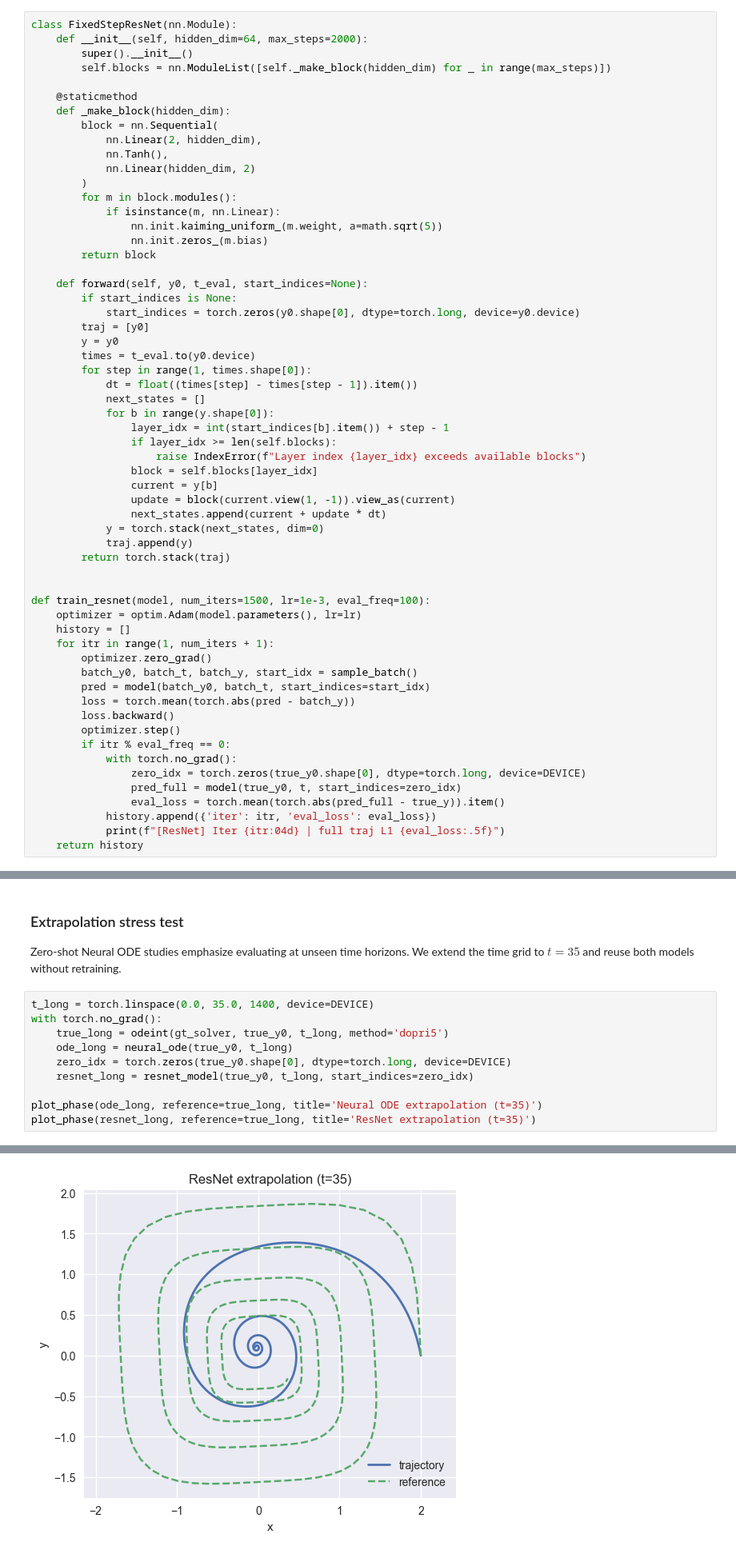
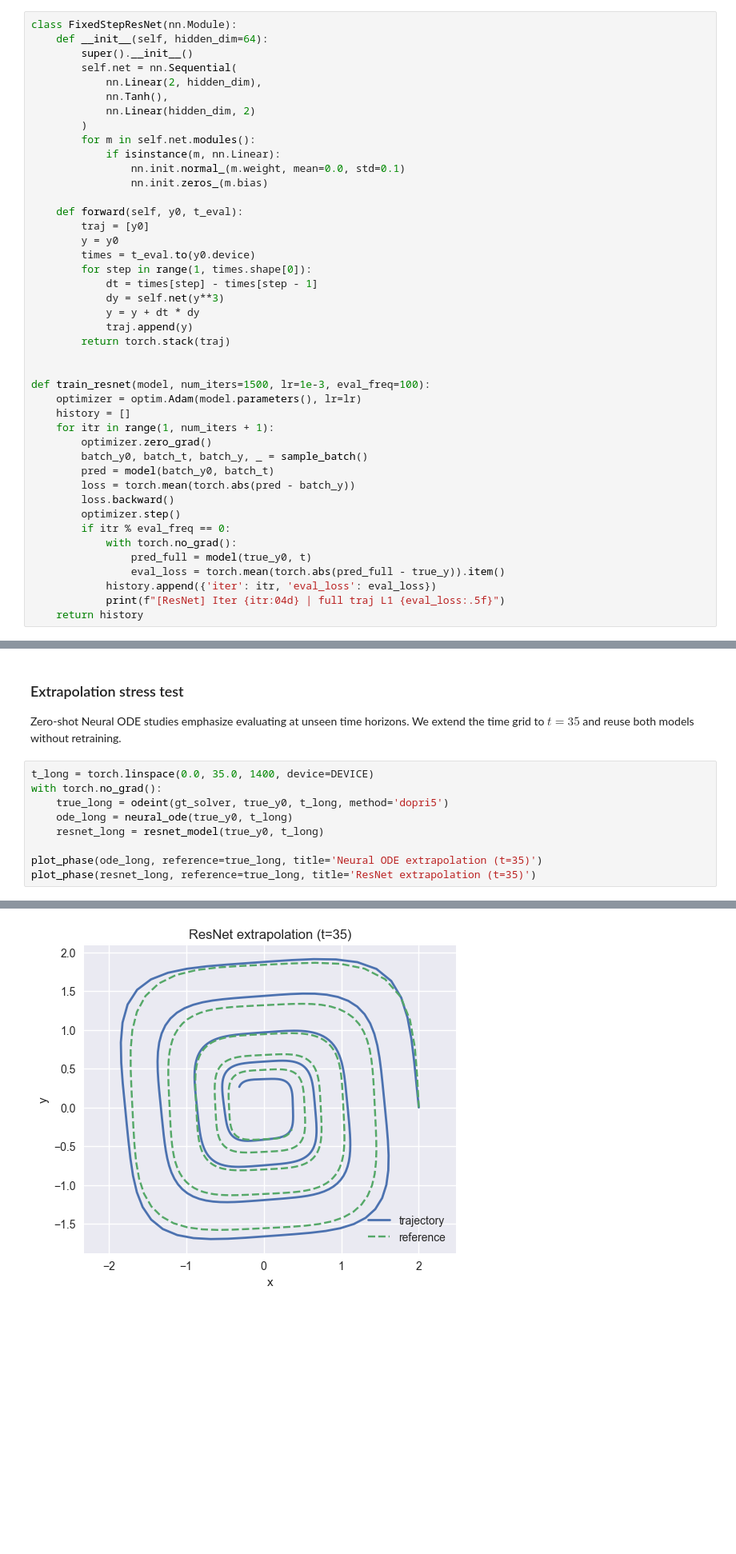
Before and after one commit to youngdie07/sciml, a Jupyter notebook: docs/07-neural-ode/neural-ode.ipynb, the cells around one changed output, grey strips where cells are left out. Shown: that part at 80% size. Cells and saved outputs as stored; diff of their text form; blank space fills up the shorter version.

```diff
--- a/docs/07-neural-ode/neural-ode.ipynb
+++ b/docs/07-neural-ode/neural-ode.ipynb
@@ -278,41 +278,26 @@ plot_vector_field(neural_ode.func, title='Vector field learned by Neural ODE')
 To mirror the pedagogical approach in the PINNs/DeepONet modules, we compare against a discrete residual network that performs explicit-Euler updates with a learned $f_\theta$. Unlike the Neural ODE, it cannot adapt step sizes or evaluate at arbitrary timestamps, so extrapolation should degrade.
 # %%
 class FixedStepResNet(nn.Module):
-    def __init__(self, hidden_dim=64, max_steps=2000):
+    def __init__(self, hidden_dim=64):
         super().__init__()
-        self.blocks = nn.ModuleList([self._make_block(hidden_dim) for _ in range(max_steps)])
-
-    @staticmethod
-    def _make_block(hidden_dim):
-        block = nn.Sequential(
+        self.net = nn.Sequential(
             nn.Linear(2, hidden_dim),
             nn.Tanh(),
             nn.Linear(hidden_dim, 2)
         )
-        for m in block.modules():
+        for m in self.net.modules():
             if isinstance(m, nn.Linear):
-                nn.init.kaiming_uniform_(m.weight, a=math.sqrt(5))
+                nn.init.normal_(m.weight, mean=0.0, std=0.1)
                 nn.init.zeros_(m.bias)
-        return block
 
-    def forward(self, y0, t_eval, start_indices=None):
-        if start_indices is None:
-            start_indices = torch.zeros(y0.shape[0], dtype=torch.long, device=y0.device)
+    def forward(self, y0, t_eval):
         traj = [y0]
         y = y0
         times = t_eval.to(y0.device)
         for step in range(1, times.shape[0]):
-            dt = float((times[step] - times[step - 1]).item())
-            next_states = []
-            for b in range(y.shape[0]):
-                layer_idx = int(start_indices[b].item()) + step - 1
-                if layer_idx >= len(self.blocks):
-                    raise IndexError(f"Layer index {layer_idx} exceeds available blocks")
-                block = self.blocks[layer_idx]
-                current = y[b]
-                update = block(current.view(1, -1)).view_as(current)
-                next_states.append(current + update * dt)
-            y = torch.stack(next_states, dim=0)
+            dt = times[step] - times[step - 1]
+            dy = self.net(y**3)
+            y = y + dt * dy
             traj.append(y)
         return torch.stack(traj)
 
@@ -322,15 +307,14 @@ def train_resnet(model, num_iters=1500, lr=1e-3, eval_freq=100):
     history = []
     for itr in range(1, num_iters + 1):
         optimizer.zero_grad()
-        batch_y0, batch_t, batch_y, start_idx = sample_batch()
-        pred = model(batch_y0, batch_t, start_indices=start_idx)
+        batch_y0, batch_t, batch_y, _ = sample_batch()
+        pred = model(batch_y0, batch_t)
         loss = torch.mean(torch.abs(pred - batch_y))
         loss.backward()
         optimizer.step()
         if itr % eval_freq == 0:
             with torch.no_grad():
-                zero_idx = torch.zeros(true_y0.shape[0], dtype=torch.long, device=DEVICE)
-                pred_full = model(true_y0, t, start_indices=zero_idx)
+                pred_full = model(true_y0, t)
                 eval_loss = torch.mean(torch.abs(pred_full - true_y)).item()
             history.append({'iter': itr, 'eval_loss': eval_loss})
             print(f"[ResNet] Iter {itr:04d} | full traj L1 {eval_loss:.5f}")
@@ -367,16 +350,15 @@ Zero-shot Neural ODE studies emphasize evaluating at unseen time horizons. We ex
 # %%
 t_long = torch.linspace(0.0, 35.0, 1400, device=DEVICE)
 with torch.no_grad():
     true_long = odeint(gt_solver, true_y0, t_long, method='dopri5')
     ode_long = neural_ode(true_y0, t_long)
-    zero_idx = torch.zeros(true_y0.shape[0], dtype=torch.long, device=DEVICE)
-    resnet_long = resnet_model(true_y0, t_long, start_indices=zero_idx)
+    resnet_long = resnet_model(true_y0, t_long)
 
 plot_phase(ode_long, reference=true_long, title='Neural ODE extrapolation (t=35)')
 plot_phase(resnet_long, reference=true_long, title='ResNet extrapolation (t=35)')
 # %% [output]
 [figure]
-[figure, old version]
+[figure, new version]
 # %% [markdown]
 ## 9. Solver & tolerance sweep (exercise scaffold)
 Students can replicate Table 1 in the Neural ODE paper by varying solvers and tolerances. The helper below runs short trainings so you can measure stability / accuracy without waiting the full 1500 iterations.
```
Also changed, not shown: parts of 6 cells of this notebook, 6 other files.
